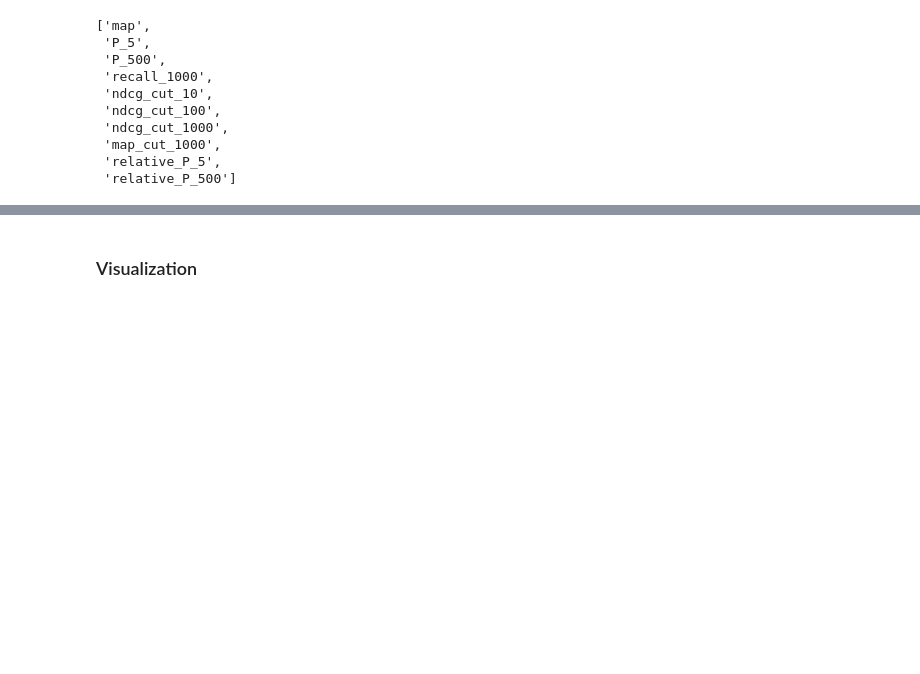
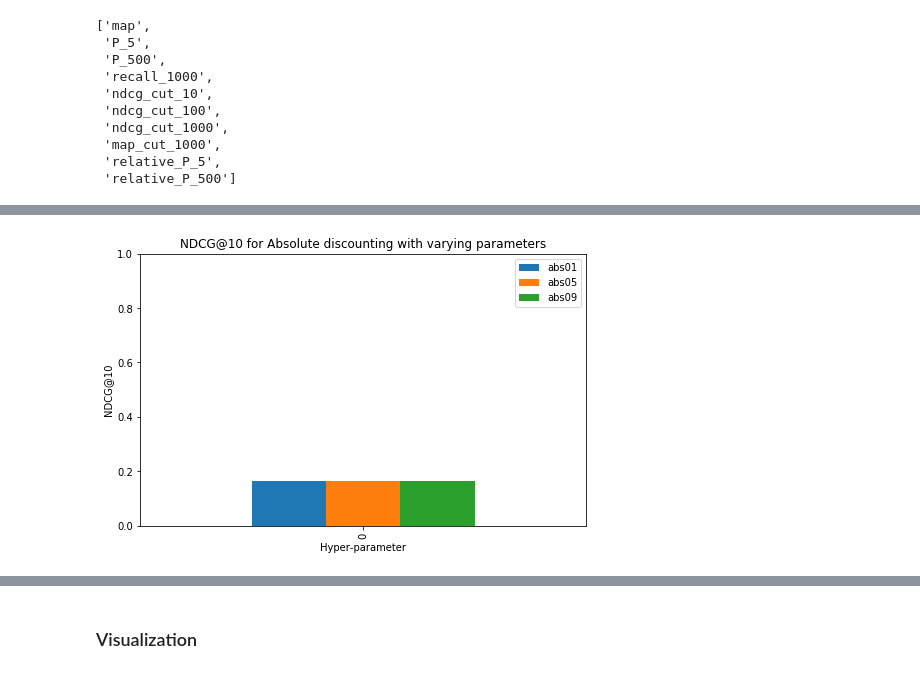
Before and after one commit to jo812568/ds-uva, a Jupyter notebook: Searching for Unstructured and Structured Data/hw1_final.ipynb, the cells around one changed output, grey strips where cells are left out. Drawn from its saved outputs; the diff is of its cells as text; code cells hidden in the pictures; blank space fills up the shorter version.

```diff
--- a/Searching for Unstructured and Structured Data/hw1_final.ipynb
+++ b/Searching for Unstructured and Structured Data/hw1_final.ipynb
@@ -783,0 +948,3 @@ test_metrics_df
+# %%
+test_metrics_df.rename({'w2vavg': 'w2vavg_window5'}, axis='columns', inplace=True)
+test_metrics_df.rename({'lsi': 'lsi_topics20'}, axis='columns', inplace=True)
@@ -783,0 +955,2 @@ test_metrics_df
+# %%
+ndcg_at_10_hp = test_metrics_df[0:1].reset_index()
@@ -783,0 +970,13 @@ test_metrics_df
+# %%
+def plot_ndcg_at_10_hp(columns, model_name):
+    ax = ndcg_at_10_hp[columns].plot(kind='bar',
+                                                ylim=(0,1),
+                                                figsize=(8,5),
+                                                title="NDCG@10 for " + model_name + " with varying parameters");
+
+    ax.set_xlabel("Hyper-parameter")
+    ax.set_ylabel("NDCG@10");
+# %%
+plot_ndcg_at_10_hp(['abs01', 'abs05', 'abs09'], "Absolute discounting")
+# %% [output]
+[figure, added]
```
Also changed, not shown: parts of 103 cells of this notebook, 2 other files.
